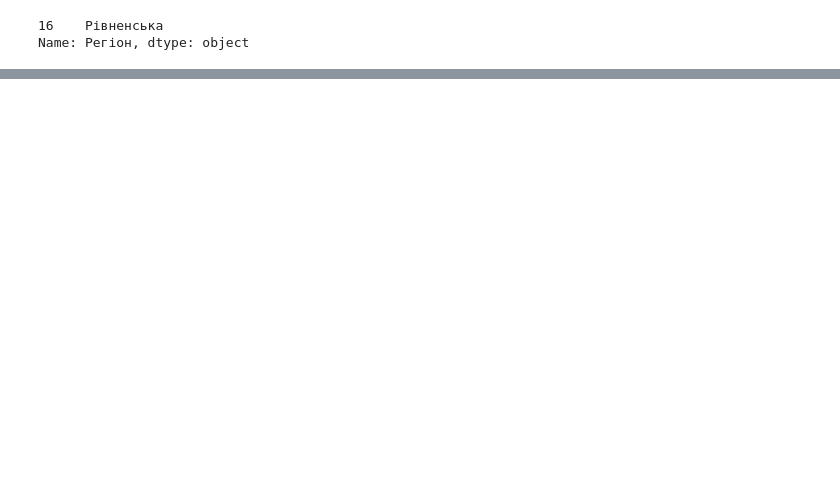
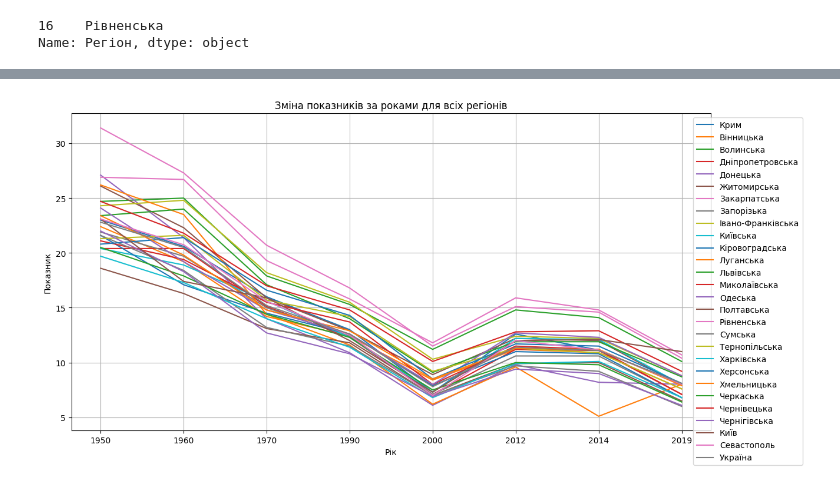
Before and after one commit to MykhailoMykhailiuk/DS-HW, a Jupyter notebook: Hw2_1.ipynb, the cells around one changed output, grey strips where cells are left out. Drawn from its saved outputs; the diff is of its cells as text; code cells hidden in the pictures; blank space fills up the shorter version.

```diff
--- a/Hw2_1.ipynb
+++ b/Hw2_1.ipynb
@@ -168,0 +170,13 @@ plt.show()
+# %%
+#Plot 1
+plt.figure(figsize=(14, 7))
+for region in df['Регіон']:
+    plt.plot(df.columns[1:], df[df['Регіон'] == region].values.flatten()[1:], label=region)
+plt.title('Зміна показників за роками для всіх регіонів')
+plt.xlabel('Рік')
+plt.ylabel('Показник')
+plt.legend(loc='upper right', bbox_to_anchor=(1.15, 1))
+plt.grid(True)
+plt.show()
+# %% [output]
+[figure, added]
```
Also changed, not shown: parts of 7 cells of this notebook.
